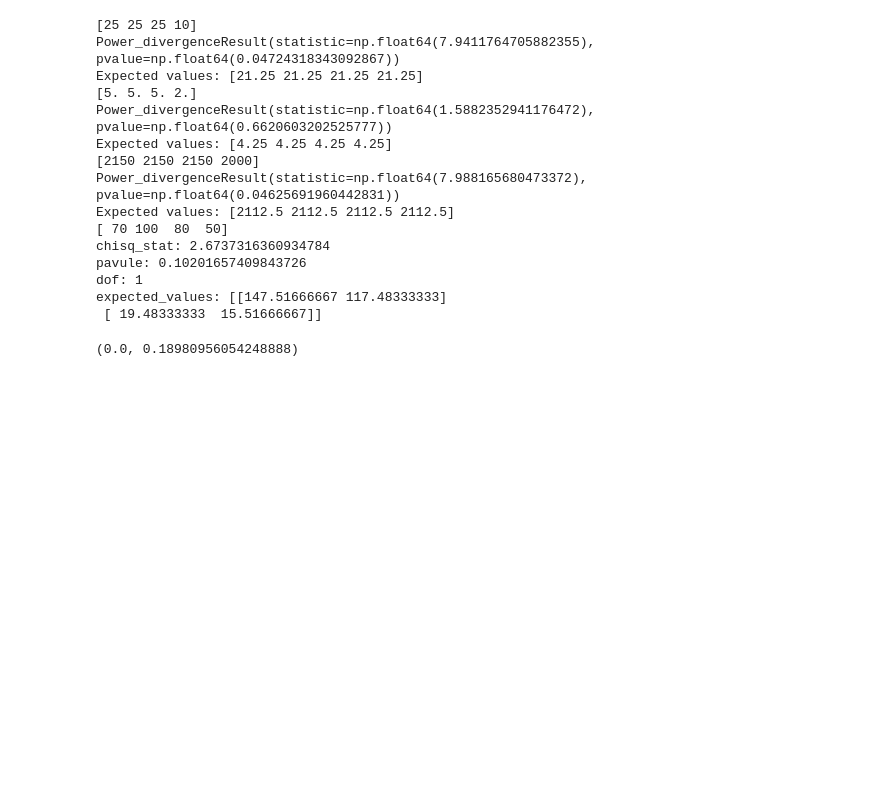
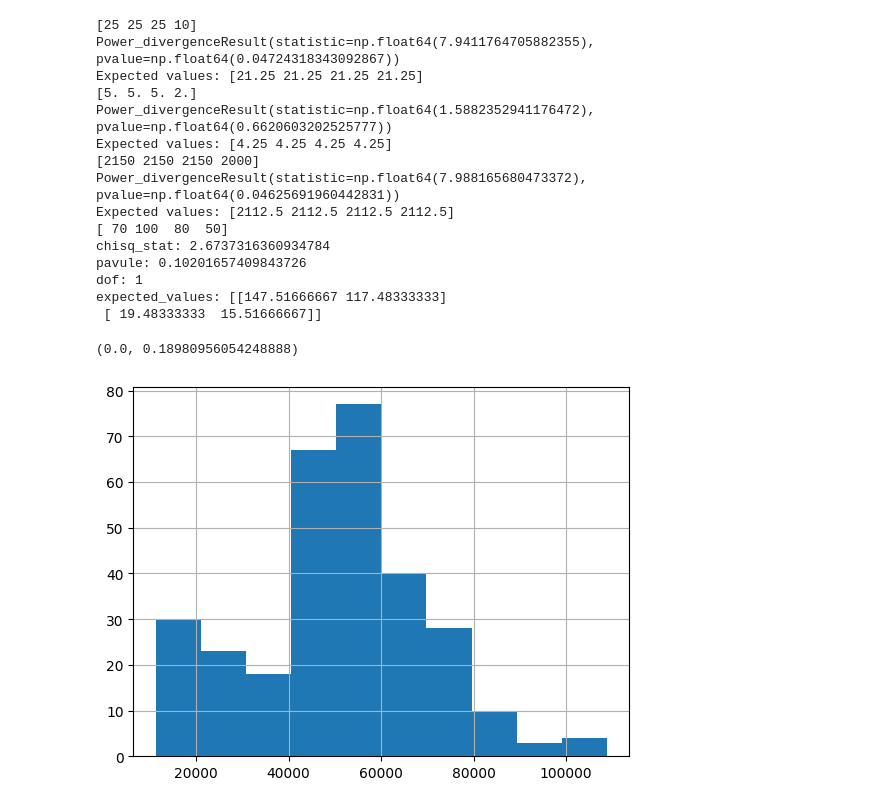
Before and after one commit to johnson80245/python, a Jupyter notebook: MRA Ch 6.ipynb, the cells around one changed output. Saved outputs shown, nothing was run; the diff lists cells and outputs as text; code cells hidden in the pictures; blank space fills up the shorter version.

Commit message:
Finished Ttest

```diff
--- a/MRA Ch 6.ipynb
+++ b/MRA Ch 6.ipynb
@@ -105,3 +105,98 @@ stats.binom.pmf(range(8,13), p=0.5, n = 20).sum()
 sms_proportion.proportion_confint(0,20, method = 'agresti_coull')
 # %% [output]
 (0.0, 0.18980956054248888)
+# %%
+#Testing group means: t-test
+
+from scipy import stats
+
+#Plotting income to look for outliers, skweness
+income_own_home = seg_df.income[seg_df.own_home]
+income_dont_own_home = seg_df.income[~seg_df.own_home]
+
+seg_df.income.hist()
+plt.show()
+income_own_home.hist(alpha = 0.5)
+plt.show()
+income_dont_own_home.hist(alpha = 0.5)
+plt.show()
+seg_df.boxplot(column = 'income', by = 'own_home')
+plt.figure()
+_ = stats.probplot(seg_df.income, dist = 'norm', plot = plt)
+plt.show()
+
+#measure whether income can be explained  by own_home
+# sample mean and stan dev.
+income_dont_own_home.mean(), income_dont_own_home.std()
+income_own_home.mean(), income_own_home.std()
+
+#Running t-test with scipy.stats.ttest_ind()
+stats.ttest_ind(income_dont_own_home, income_own_home,
+                equal_var = False)
+
+#Look at the 95% CI. Using Stats.t.interval()
+
+count_dont_own_home = income_dont_own_home.shape[0]
+count_own_home = income_own_home.shape[0]
+dof = count_dont_own_home + count_own_home - 2
+geometric_mean_sem = np.sqrt(((count_dont_own_home - 1)
+                              * stats.sem(income_dont_own_home) ** 2
+                              + (count_own_home - 1)
+                              *stats.sem(income_own_home) ** 2) / dof)
+stats.t.interval(confidence= 0.95,
+                 #alpha = 0.95,
+                 df = dof,
+                 loc = income_dont_own_home.mean()\
+                    - income_own_home.mean(),
+                 scale = geometric_mean_sem)
+
+#Creating a t-test function
+def ttest(a, b):
+    #This function displays statistics on two groups, runs a t-test,
+    # and finds the 95% confidence intercal of the mean difference
+    # between groups
+
+    #Get means and stdev
+    mean_a = a.mean()
+    mean_b = b.mean()
+
+    std_a = a.std()
+    std_b = b.std()
+
+    print('Group a - mean: {0} standard deviation {1}'
+          .format(mean_a, std_a))
+    print('Group b - mean: {0} standard deviation {1}'
+          .format(mean_b, std_b))
+
+    #Run a Welch's T-Test between groups
+    ttest_out = stats.ttest_ind(a,b,equal_var = False)
+    print('Welchs t-teststatistic:{0}\np.value:{1}\n'
+          .format(ttest_out.statistic,ttest_out.pvalue))
+
+    #Find the 95% CI using scipy.statst.interval function
+    # The difference in means is the location of the
+    # distribution (loc parm.) This geometric mean of the
+    # standard error of each group is the scale
+
+    count_a = a.shape[0]
+    count_b = b.shape[0]
+    dof = count_a + count_b - 2
+
+    geometirc_mean_sem = np.sqrt(((count_a - 1) * stats.sem(a) ** 2
+                                  + (count_b - 1) * stats.sem(b) ** 2)/dof)
+    print('95% CI of the mean difference between a and'
+          ' b:\n{0}'.format(stats.t.interval(confidence = 0.95,
+                                            df = dof,
+                                            loc = mean_a - mean_b,
+                                            scale = geometric_mean_sem)))
+
+#Testing the new function to ensure it works properly
+ttest(income_dont_own_home,income_own_home)
+
+
+#Looking at the travelers segment and income
+travelers_subset = seg_df.loc[seg_df.Segment == 'travelers']
+ttest(travelers_subset.income[~travelers_subset.own_home],
+      travelers_subset.income[travelers_subset.own_home])
+# %% [output]
+[figure, added]
```
Also changed, not shown: parts of 2 cells of this notebook.
